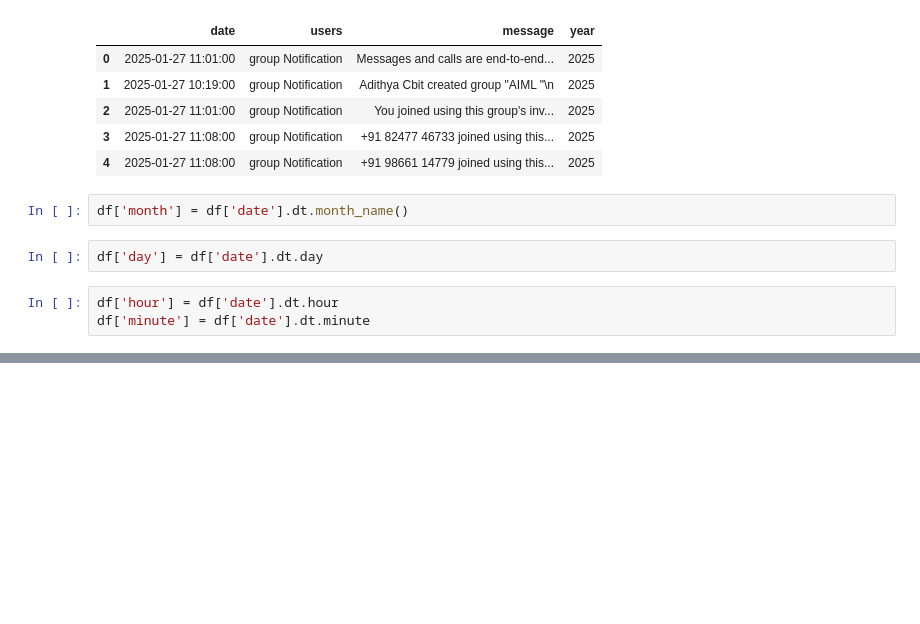
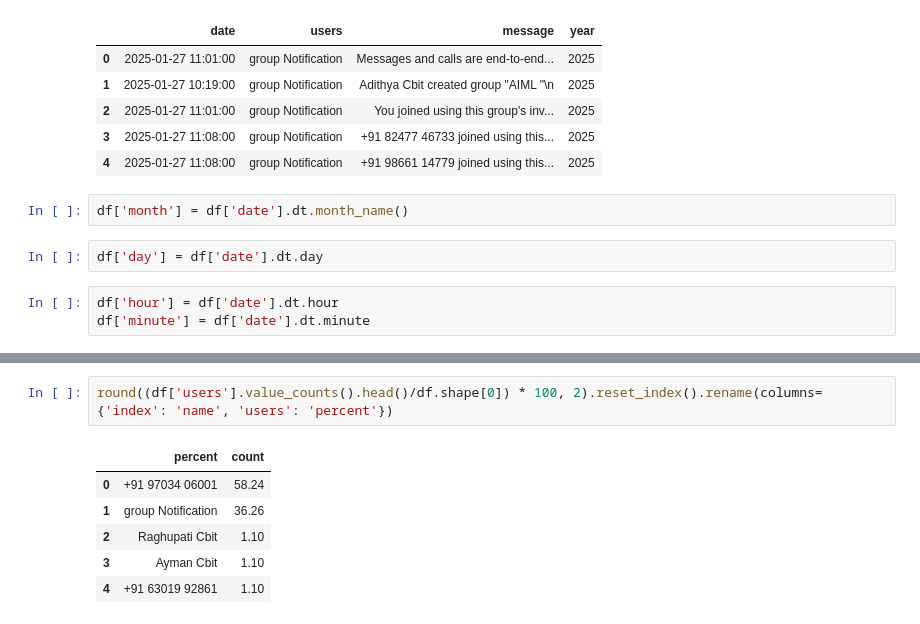
Before and after one commit to mrranger939/whatsappChatAnalyzer, a Jupyter notebook: wtpChatAnalysis.ipynb, the cells around one changed output, grey strips where cells are left out. Drawn from its saved outputs; the diff is of its cells as text; blank space fills up the shorter version.

```diff
--- a/wtpChatAnalysis.ipynb
+++ b/wtpChatAnalysis.ipynb
@@ -194,0 +207,9 @@ df.sample(7)
+# %%
+round((df['users'].value_counts().head()/df.shape[0]) * 100, 2).reset_index().rename(columns={'index': 'name', 'users': 'percent'})
+# %% [output]
+|  | percent | count |
+| 0 | +91 97034 06001 | 58.24 |
+| 1 | group Notification | 36.26 |
+| 2 | Raghupati Cbit | 1.10 |
+| 3 | Ayman Cbit | 1.10 |
+| 4 | +91 63019 92861 | 1.10 |
```
Also changed, not shown: parts of 6 cells of this notebook, 2 other files.
